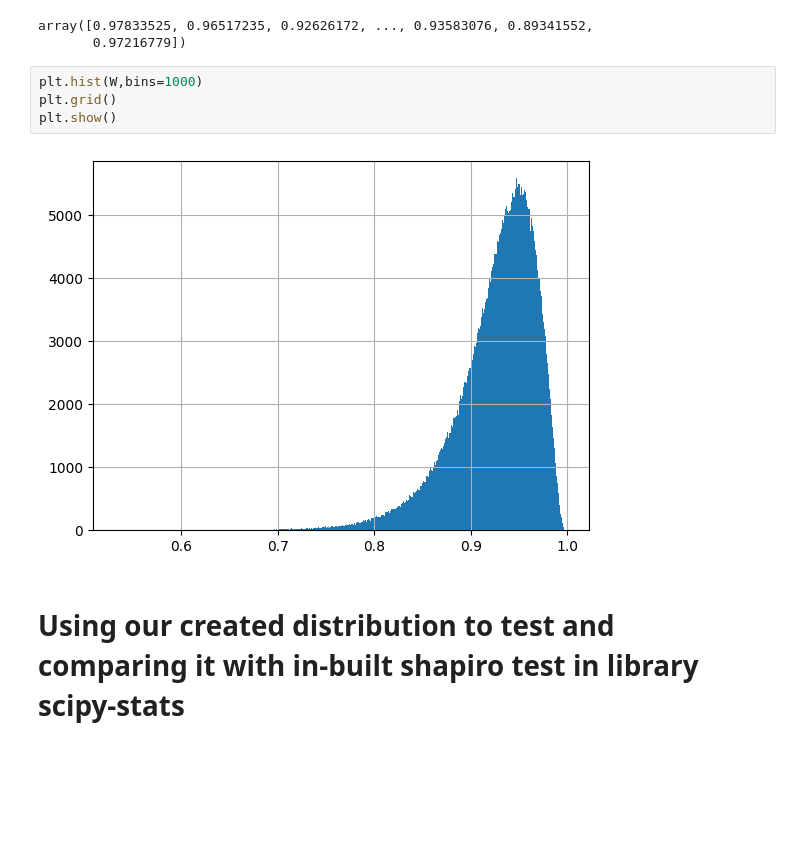
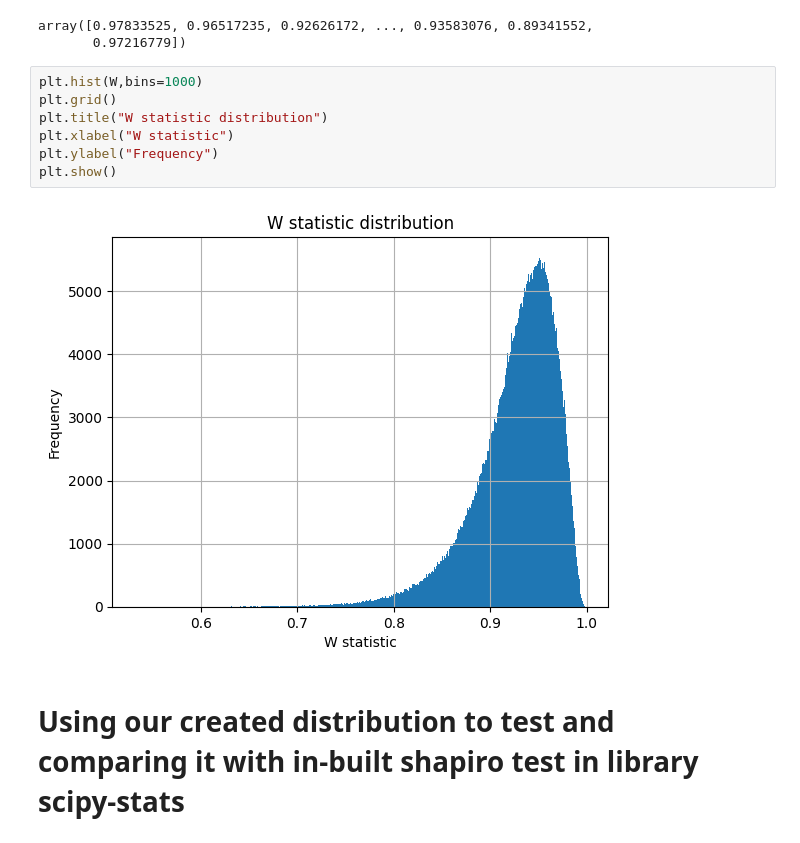
Before and after one commit to milindv26/Shapiro_Wilk_Test, a Jupyter notebook: W_Statistic_distribution.ipynb, the cells around one changed output. Saved outputs shown, nothing was run; the diff lists cells and outputs as text; blank space fills up the shorter version.

```diff
--- a/W_Statistic_distribution.ipynb
+++ b/W_Statistic_distribution.ipynb
@@ -210,9 +210,12 @@ array([0.97833525, 0.96517235, 0.92626172, ..., 0.93583076, 0.89341552,
 # %%
 plt.hist(W,bins=1000)
 plt.grid()
+plt.title("W statistic distribution")
+plt.xlabel("W statistic")
+plt.ylabel("Frequency")
 plt.show()
 # %% [output]
-[figure, old version]
+[figure, new version]
 # %% [markdown]
 # Using our created distribution to test and comparing it with in-built shapiro test in library scipy-stats
 # %%
```
Also changed, not shown: parts of 8 cells of this notebook.
